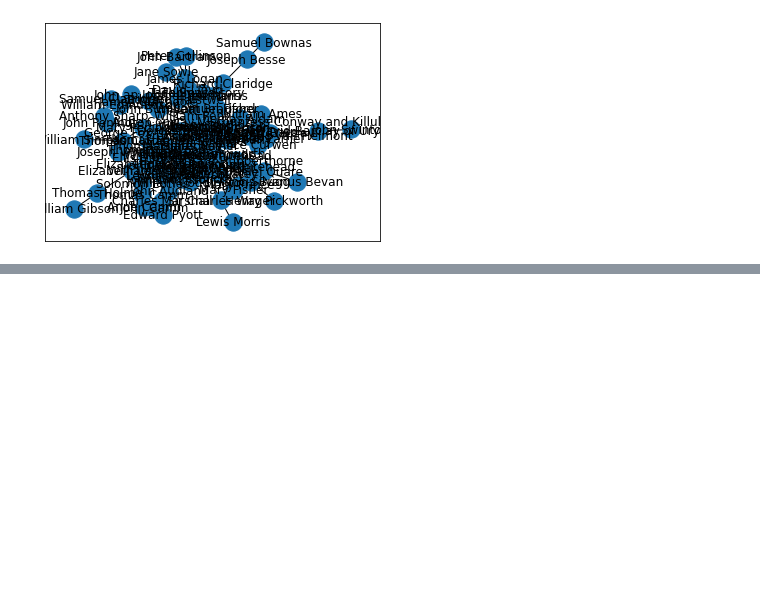
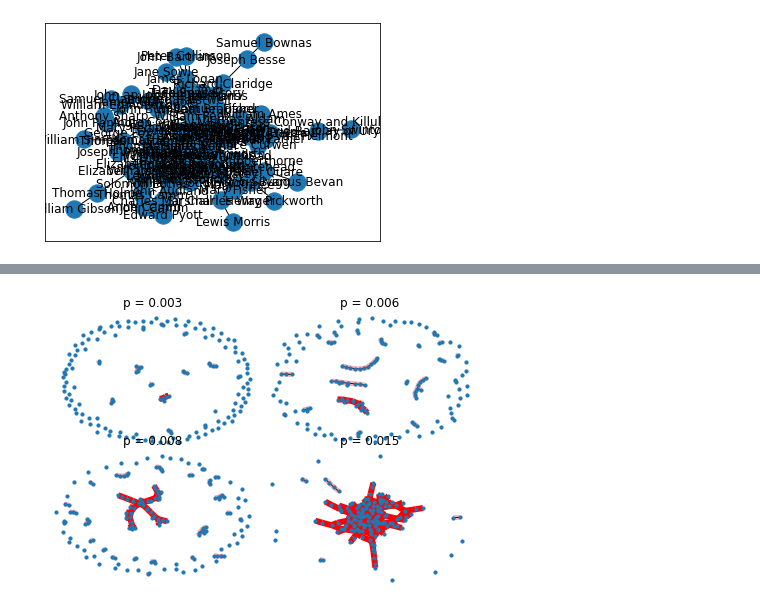
Before and after one commit to RahulParajuli/DataVisualizationandML, a Jupyter notebook: NetworkXbasics.ipynb, the cells around one changed output, grey strips where cells are left out. Saved outputs shown, nothing was run; the diff lists cells and outputs as text; code cells hidden in the pictures; blank space fills up the shorter version.

```diff
--- a/NetworkXbasics.ipynb
+++ b/NetworkXbasics.ipynb
@@ -296,0 +334,43 @@ nx.draw_networkx(LCC, with_labels=True)
+# %%
+import math
+
+
+# This example needs Graphviz and either PyGraphviz or pydot.
+# from networkx.drawing.nx_pydot import graphviz_layout as layout
+from networkx.drawing.nx_agraph import graphviz_layout as layout
+
+# If you don't have pygraphviz or pydot, you can do this
+layout = nx.spring_layout
+
+
+n = 150  # 150 nodes
+# p value at which giant component (of size log(n) nodes) is expected
+p_giant = 1.0 / (n - 1)
+# p value at which graph is expected to become completely connected
+p_conn = math.log(n) / float(n)
+
+# the following range of p values should be close to the threshold
+pvals = [0.003, 0.006, 0.008, 0.015]
+
+region = 220  # for pylab 2x2 subplot layout
+plt.subplots_adjust(left=0, right=1, bottom=0, top=0.95, wspace=0.01, hspace=0.01)
+for p in pvals:
+    G = nx.binomial_graph(n, p)
+    pos = layout(G)
+    region += 1
+    plt.subplot(region)
+    plt.title(f"p = {p:.3f}")
+    nx.draw(G, pos, with_labels=False, node_size=10)
+    # identify largest connected component
+    Gcc = sorted(nx.connected_components(G), key=len, reverse=True)
+    G0 = G.subgraph(Gcc[0])
+    nx.draw_networkx_edges(G0, pos, edge_color="r", width=6.0)
+    # show other connected components
+    for Gi in Gcc[1:]:
+        if len(Gi) > 1:
+            nx.draw_networkx_edges(
+                G.subgraph(Gi), pos, edge_color="r", alpha=0.3, width=5.0,
+            )
+plt.show()
+# %% [output]
+[figure, added]
```
Also changed, not shown: parts of 3 cells of this notebook.
